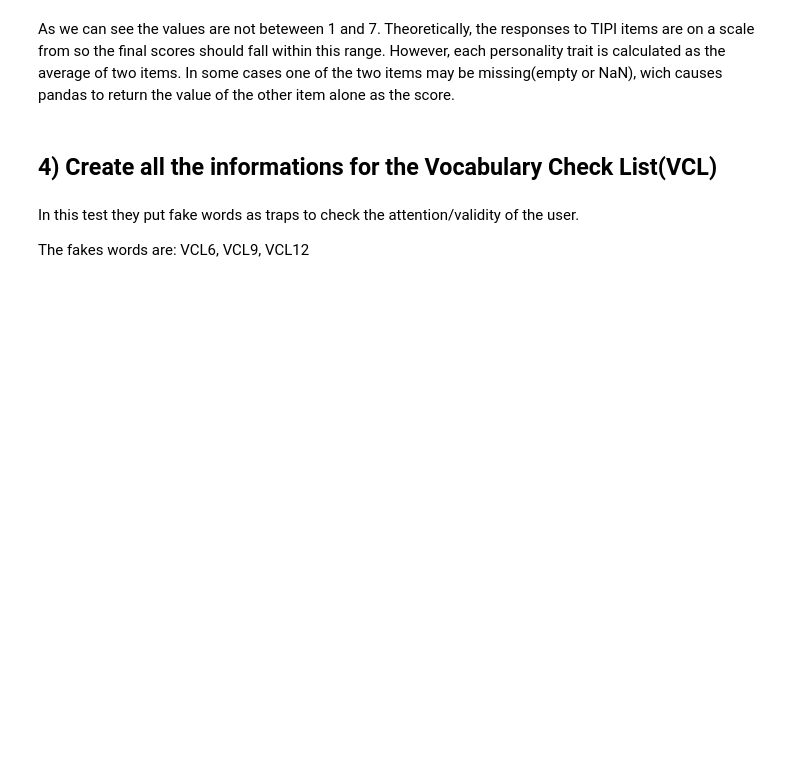
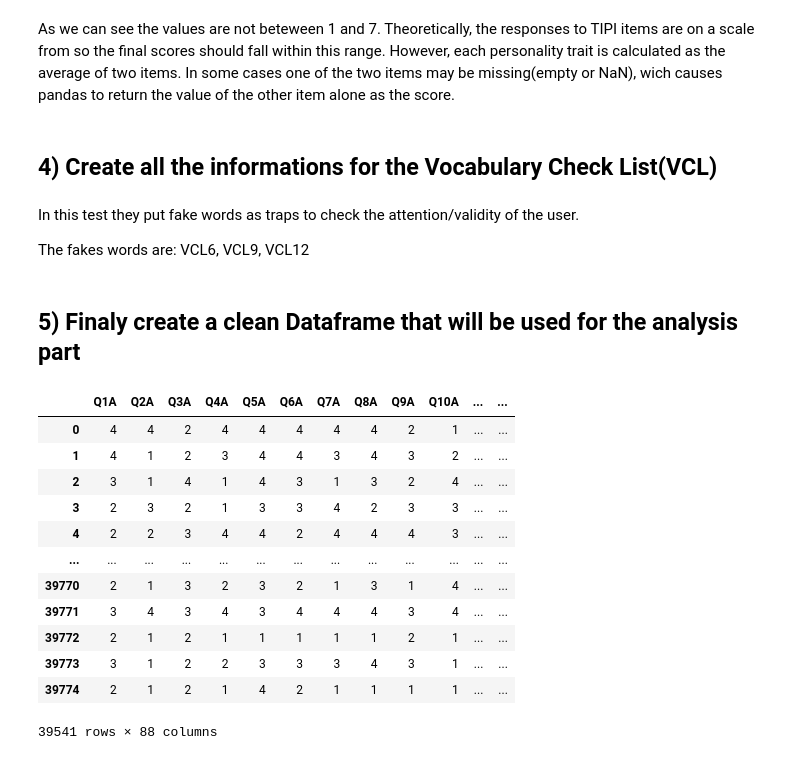
Before and after one commit to vrelvape/individual-project-mental-health, a Jupyter notebook: notebooks/01_exploration.ipynb, the cells around one changed output. Cells and saved outputs as stored; diff of their text form; code cells hidden in the pictures; blank space fills up the shorter version.

```diff
--- a/notebooks/01_exploration.ipynb
+++ b/notebooks/01_exploration.ipynb
@@ -407,6 +418,12 @@ raw_df["Extraversion"].describe()
 # %% [markdown]
 As we can see the values are not beteween 1 and 7.
 Theoretically, the responses to TIPI items are on a scale from so the final scores should fall within this range. However, each personality trait is calculated as the average of two items. In some cases one of the two items may be missing(empty or NaN), wich causes pandas to return the value of the other item alone as the score.
+# %%
+#create a list with the traits
+tipi_traits = ["Extraversion", "Agreeableness", "Conscientiousness", "Emotional Stability", "Openness"]
+#delete the rows with the values biger than 7 and lower than 1
+for score in tipi_traits:
+    raw_df = raw_df[(raw_df[score] >= 1) & (raw_df[score] <= 7)]
 # %% [markdown]
 ## 4) Create all the informations for the Vocabulary Check List(VCL)
 # %% [markdown]
@@ -424,3 +441,25 @@ raw_df["vcl_score"]= raw_df[[item for item in vcl_items if item not in fake_word
 raw_df["vcl_invalid"]= raw_df[fake_words].sum(axis=1)
 #create a column named "valid", wich is boolean column,True= checked 0 fake words, False= otherwise
 raw_df["vcl_valid"]= raw_df["vcl_invalid"] == 0
+# %% [markdown]
+## 5) Finaly create a clean Dataframe that will be used for the analysis part
+# %%
+cols_to_keep=dass_items+demographics+targets+tipi_items+vcl_items
+# %%
+clean_df=raw_df[cols_to_keep].copy()
+# %%
+clean_df
+# %% [output]
+|  | Q1A | Q2A | Q3A | Q4A | Q5A | Q6A | Q7A | Q8A | Q9A | Q10A | ... | ... |
+| 0 | 4 | 4 | 2 | 4 | 4 | 4 | 4 | 4 | 2 | 1 | ... | ... |
+| 1 | 4 | 1 | 2 | 3 | 4 | 4 | 3 | 4 | 3 | 2 | ... | ... |
+| 2 | 3 | 1 | 4 | 1 | 4 | 3 | 1 | 3 | 2 | 4 | ... | ... |
+| 3 | 2 | 3 | 2 | 1 | 3 | 3 | 4 | 2 | 3 | 3 | ... | ... |
+| 4 | 2 | 2 | 3 | 4 | 4 | 2 | 4 | 4 | 4 | 3 | ... | ... |
+| ... | ... | ... | ... | ... | ... | ... | ... | ... | ... | ... | ... | ... |
+| 39770 | 2 | 1 | 3 | 2 | 3 | 2 | 1 | 3 | 1 | 4 | ... | ... |
+| 39771 | 3 | 4 | 3 | 4 | 3 | 4 | 4 | 4 | 3 | 4 | ... | ... |
+| 39772 | 2 | 1 | 2 | 1 | 1 | 1 | 1 | 1 | 2 | 1 | ... | ... |
+| 39773 | 3 | 1 | 2 | 2 | 3 | 3 | 3 | 4 | 3 | 1 | ... | ... |
+| 39774 | 2 | 1 | 2 | 1 | 4 | 2 | 1 | 1 | 1 | 1 | ... | ... |
+39541 rows × 88 columns
```
Also changed, not shown: parts of 3 cells of this notebook.
